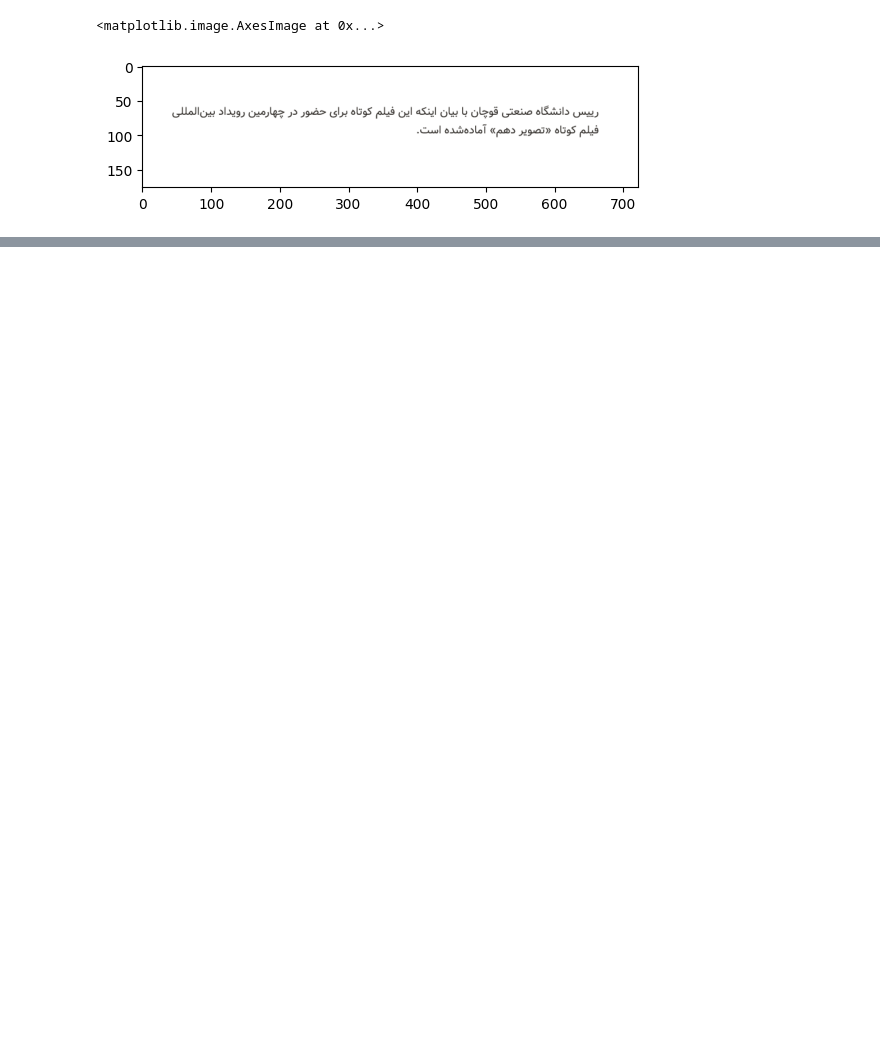
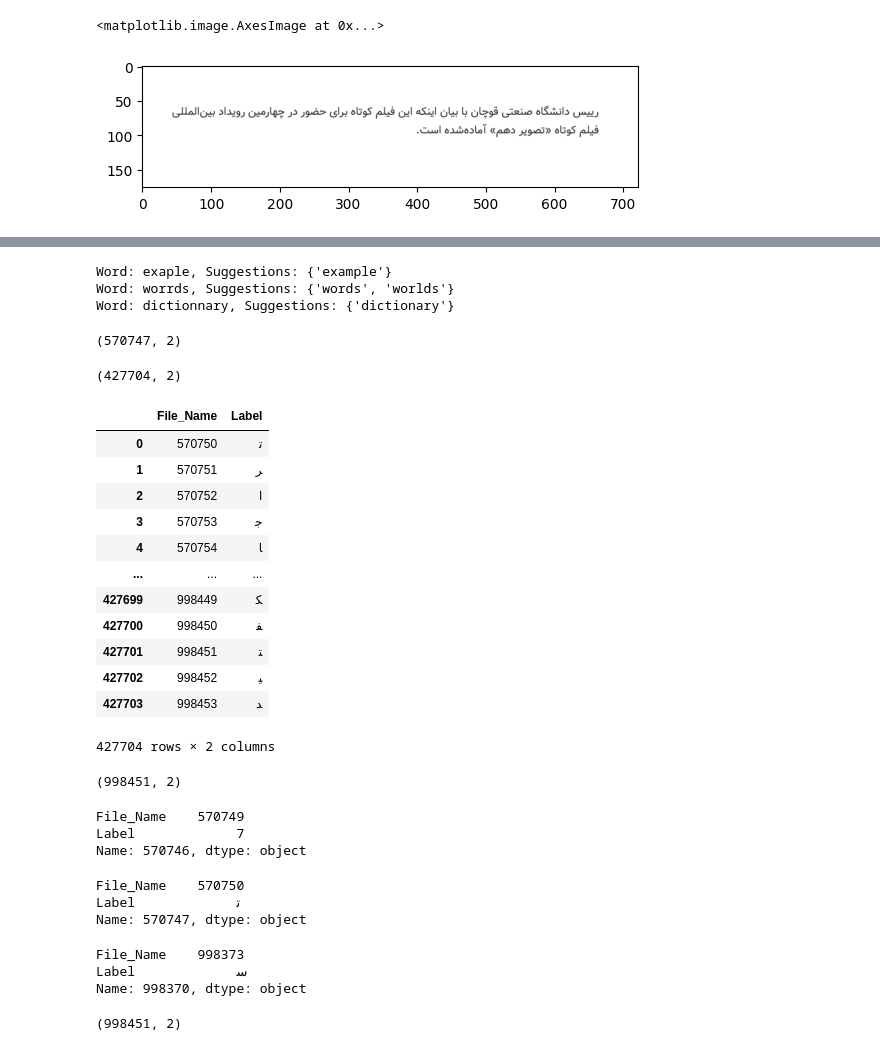
Before and after one commit to mostafamhmdi/Persian-OCR, a Jupyter notebook: test model.ipynb, the cells around one changed output, grey strips where cells are left out. Saved outputs shown, nothing was run; the diff lists cells and outputs as text; code cells hidden in the pictures; blank space fills up the shorter version.

```diff
--- a/test model.ipynb
+++ b/test model.ipynb
@@ -1038,3 +1061,20 @@ def segment(line, word_img):
 #     word = words[0]
 
 #     cr = segment(line, word)
+# %%
+from spellchecker import SpellChecker
+
+spell = SpellChecker()
+
+# Add words to the dictionary
+spell.word_frequency.load_words([ 'words','ind','exaample', 'in', 'dictionary'])
+
+# Check spelling and get suggestions
+misspelled = spell.unknown(['exaple', 'worrds', 'in', 'dictionnary'])
+for word in misspelled:
+    suggestions = spell.candidates(word)
+    print(f"Word: {word}, Suggestions: {suggestions}")
+# %% [output]
+Word: exaple, Suggestions: {'example'}
+Word: worrds, Suggestions: {'words', 'worlds'}
+Word: dictionnary, Suggestions: {'dictionary'}
@@ -1040,0 +1083,28 @@ def segment(line, word_img):
+# %%
+df=pd.read_csv('f_labels.csv')
+df.shape
+# %% [output]
+(570747, 2)
+# %%
+hf=pd.read_csv('labels.csv')
+hf.shape
+# %% [output]
+(427704, 2)
+# %%
+hf['File_Name']=hf['File_Name']+570750
+# %%
+hf
+# %% [output]
+|  | File_Name | Label |
+| 0 | 570750 | ﺗ |
+| 1 | 570751 | ﺮ |
+| 2 | 570752 | ﺍ |
+| 3 | 570753 | ﺟ |
+| 4 | 570754 | ﺎ |
+| ... | ... | ... |
+| 427699 | 998449 | ﮑ |
+| 427700 | 998450 | ﻔ |
+| 427701 | 998451 | ﺘ |
+| 427702 | 998452 | ﯿ |
+| 427703 | 998453 | ﺪ |
+427704 rows × 2 columns
@@ -1040,0 +1113,10 @@ def segment(line, word_img):
+# %%
+f_df.shape
+# %% [output]
+(998451, 2)
+# %%
+f_df.loc[570746]
+# %% [output]
+File_Name    570749
+Label             7
+Name: 570746, dtype: object
@@ -1040,0 +1125,16 @@ def segment(line, word_img):
+# %%
+f_df.loc[570747]
+# %% [output]
+File_Name    570750
+Label             ﺗ
+Name: 570747, dtype: object
+# %%
+f_df.loc[998370]
+# %% [output]
+File_Name    998373
+Label             ﺳ
+Name: 998370, dtype: object
+# %%
+f_df.shape
+# %% [output]
+(998451, 2)
```
Also changed, not shown: parts of 30 cells of this notebook, 6 other files.
